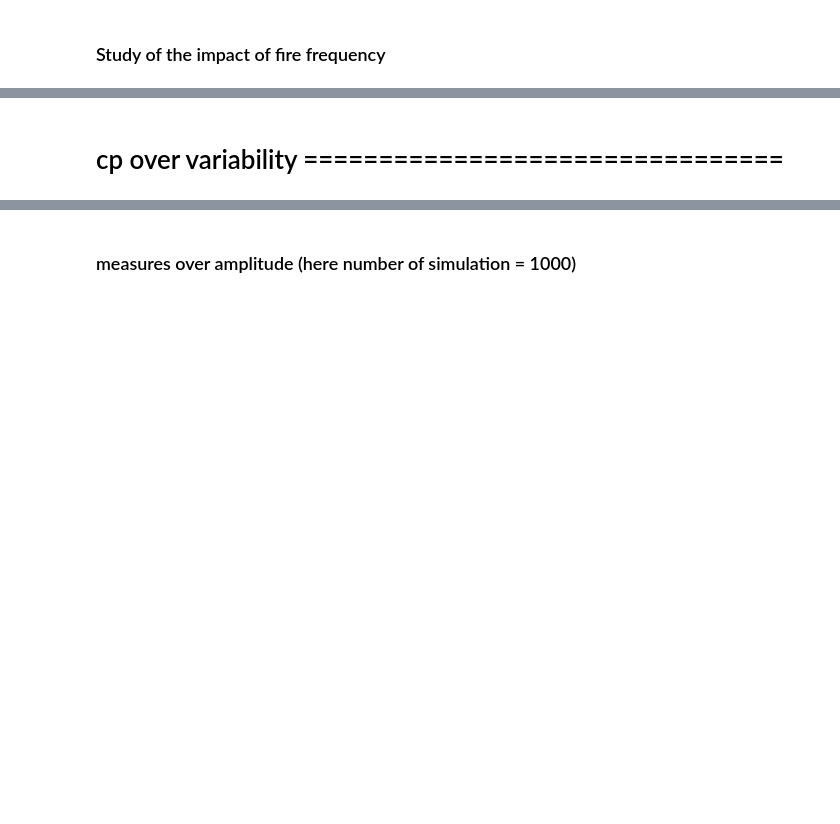
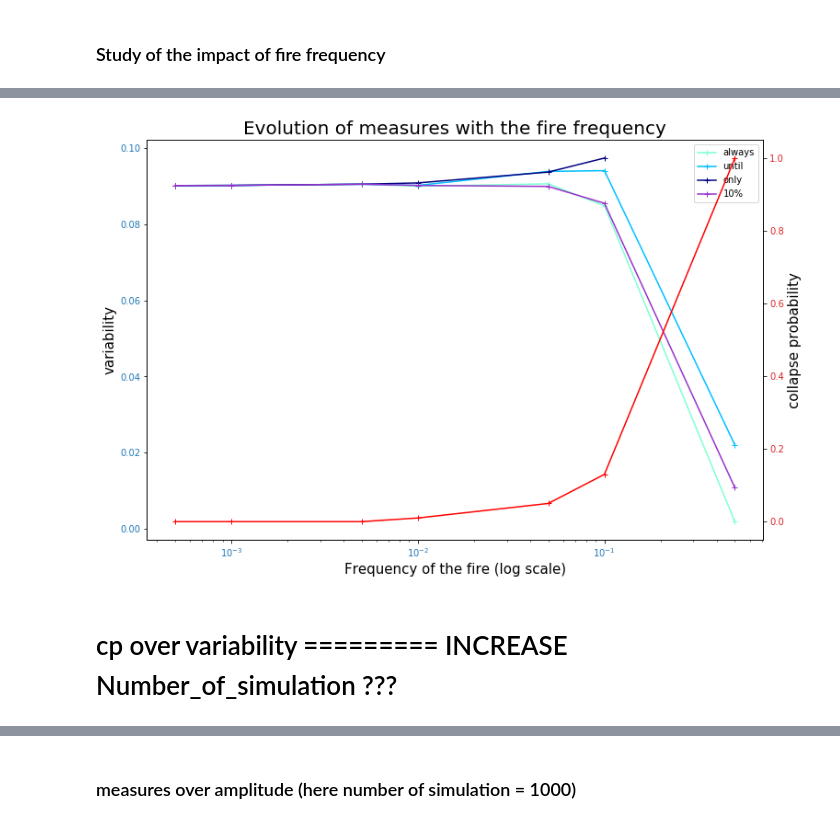
Before and after one commit to cavaillesj/internship_moulis, a Jupyter notebook: measures_and_fire_optimization.ipynb, the cells around one changed output, grey strips where cells are left out. Saved outputs shown, nothing was run; the diff lists cells and outputs as text; code cells hidden in the pictures; blank space fills up the shorter version.

Commit message:
measures over frequency

```diff
--- a/measures_and_fire_optimization.ipynb
+++ b/measures_and_fire_optimization.ipynb
@@ -117,5 +110,29 @@ for j, compute_variability in enumerate(Compute_variability):
+# %%
+plt.figure(figsize=(12, 8))
+
+plt.semilogx(Freq, Variability_always, "+-", label="always", color = "aquamarine")
+plt.semilogx(Freq, Variability_until, "+-", label="until", color = "deepskyblue")
+plt.semilogx(Freq, Variability_only, "+-", label="only", color = "navy")
+plt.semilogx(Freq, Variability_10, "+-", label="10%", color = "darkorchid")
+plt.xlabel("Frequency of the fire (log scale)", fontsize=15)
+plt.ylabel("variability", fontsize=15)
+plt.legend()
+plt.tick_params(labelcolor = 'tab:blue')
+
+plt.twinx()
+plt.semilogx(Freq, Collapse, "+-", label="collapse probability", color = "red")
+plt.tick_params(labelcolor = 'tab:red')
+plt.xlabel("Frequency of the fire (log scale)", fontsize=15)
+plt.ylabel("collapse probability", fontsize=15)
+
+
+plt.title("Evolution of measures with the fire frequency", fontsize=20)
+plt.savefig("plot/measures/Measures_over_frequency")
+plt.show()
+# %% [output]
+[figure, added]
 # %% [markdown]
-# cp over variability ================================
+# cp over variability ========= INCREASE Number_of_simulation ???
 # %%
 Freq = [0.0005, 0.001, 0.005, 0.01, 0.05, 0.1, 0.5]
 
```
Also changed, not shown: parts of 4 cells of this notebook, 2 other files.
